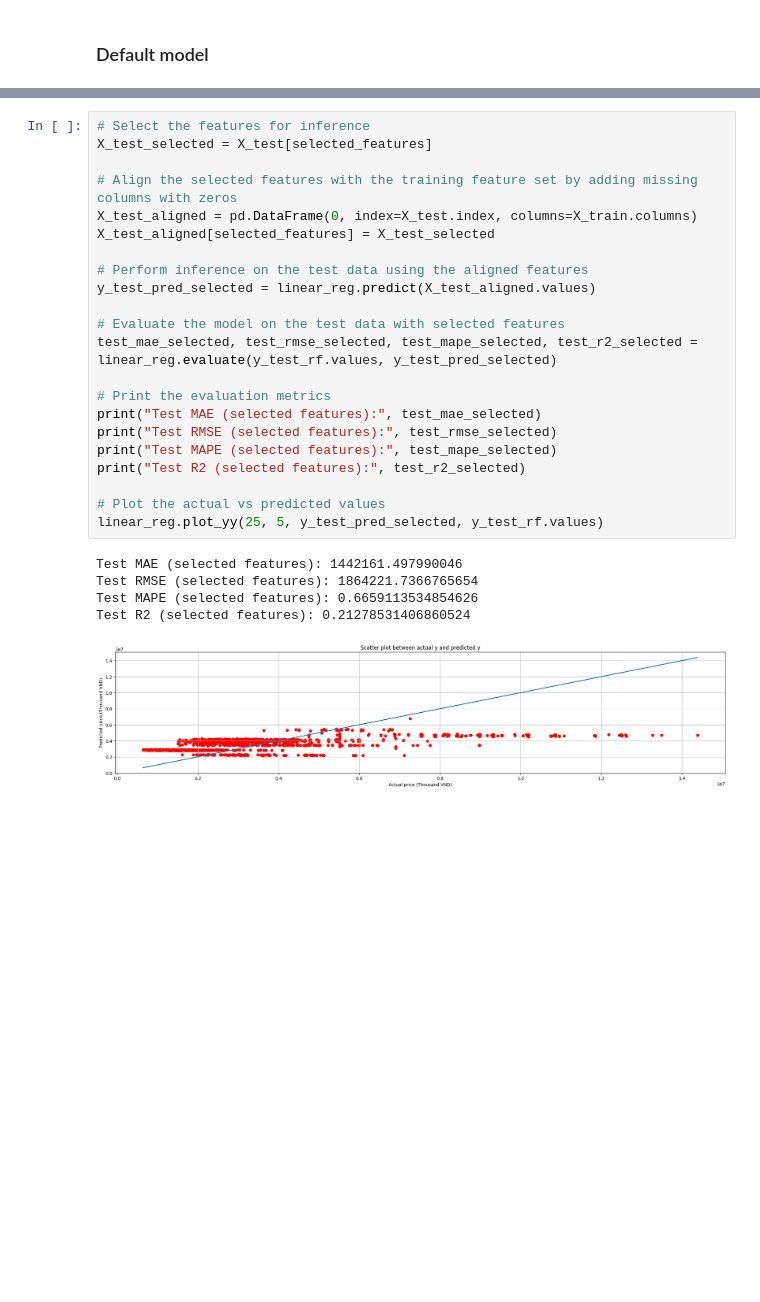
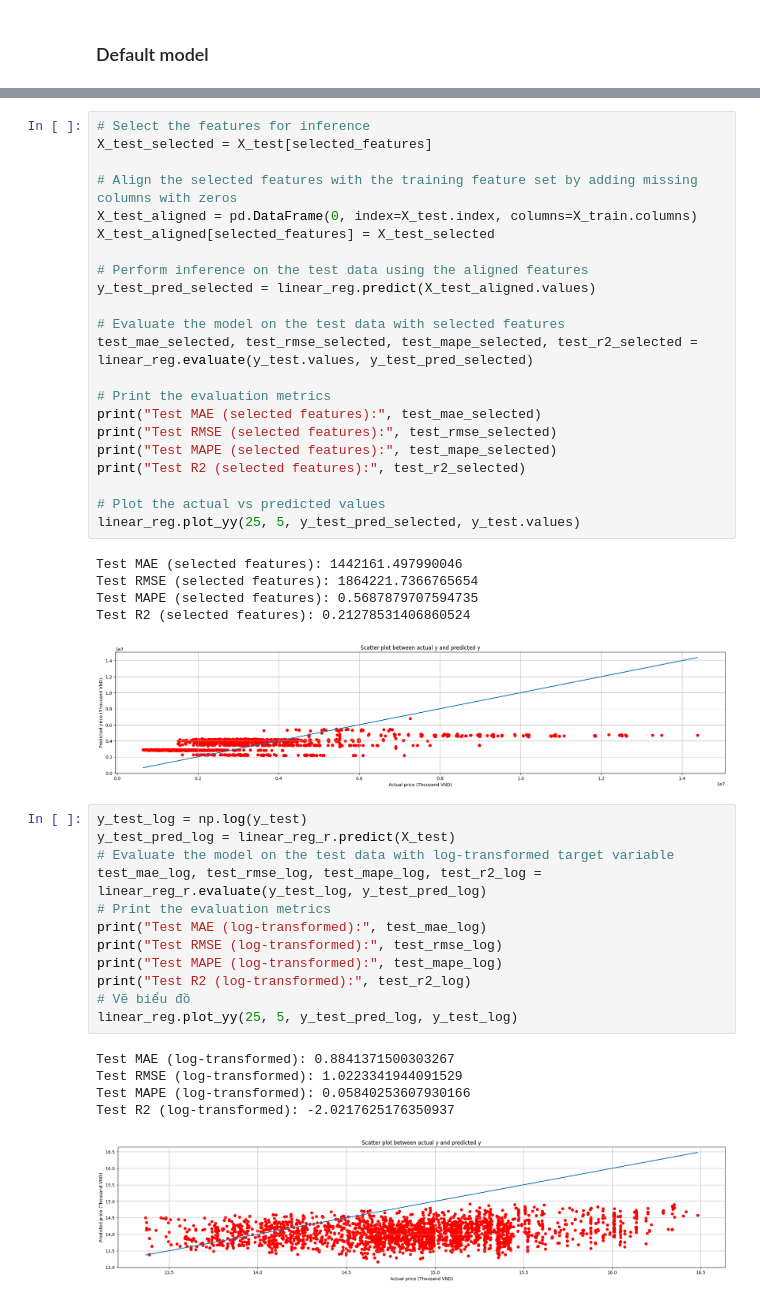
Before and after one commit to givoxxs/Airfare_KHDL, a Jupyter notebook: model/linear_regression.ipynb, the cells around one changed output, grey strips where cells are left out. Drawn from its saved outputs; the diff is of its cells as text; blank space fills up the shorter version.

```diff
--- a/model/linear_regression.ipynb
+++ b/model/linear_regression.ipynb
@@ -376,7 +433,7 @@ X_test_aligned[selected_features] = X_test_selected
 y_test_pred_selected = linear_reg.predict(X_test_aligned.values)
 
 # Evaluate the model on the test data with selected features
-test_mae_selected, test_rmse_selected, test_mape_selected, test_r2_selected = linear_reg.evaluate(y_test_rf.values, y_test_pred_selected)
+test_mae_selected, test_rmse_selected, test_mape_selected, test_r2_selected = linear_reg.evaluate(y_test.values, y_test_pred_selected)
 
 # Print the evaluation metrics
 print("Test MAE (selected features):", test_mae_selected)
@@ -385,10 +442,28 @@ print("Test MAPE (selected features):", test_mape_selected)
 print("Test R2 (selected features):", test_r2_selected)
 
 # Plot the actual vs predicted values
-linear_reg.plot_yy(25, 5, y_test_pred_selected, y_test_rf.values)
+linear_reg.plot_yy(25, 5, y_test_pred_selected, y_test.values)
 # %% [output]
 Test MAE (selected features): 1442161.497990046
 Test RMSE (selected features): 1864221.7366765654
-Test MAPE (selected features): 0.6659113534854626
+Test MAPE (selected features): 0.5687879707594735
 Test R2 (selected features): 0.21278531406860524
 [figure]
+# %%
+y_test_log = np.log(y_test)
+y_test_pred_log = linear_reg_r.predict(X_test)
+# Evaluate the model on the test data with log-transformed target variable
+test_mae_log, test_rmse_log, test_mape_log, test_r2_log = linear_reg_r.evaluate(y_test_log, y_test_pred_log)
+# Print the evaluation metrics
+print("Test MAE (log-transformed):", test_mae_log)
+print("Test RMSE (log-transformed):", test_rmse_log)
+print("Test MAPE (log-transformed):", test_mape_log)
+print("Test R2 (log-transformed):", test_r2_log)
+# Vẽ biểu đồ
+linear_reg.plot_yy(25, 5, y_test_pred_log, y_test_log)
+# %% [output]
+Test MAE (log-transformed): 0.8841371500303267
+Test RMSE (log-transformed): 1.0223341944091529
+Test MAPE (log-transformed): 0.05840253607930166
+Test R2 (log-transformed): -2.0217625176350937
+[figure, added]
```
Also changed, not shown: parts of 5 cells of this notebook.
